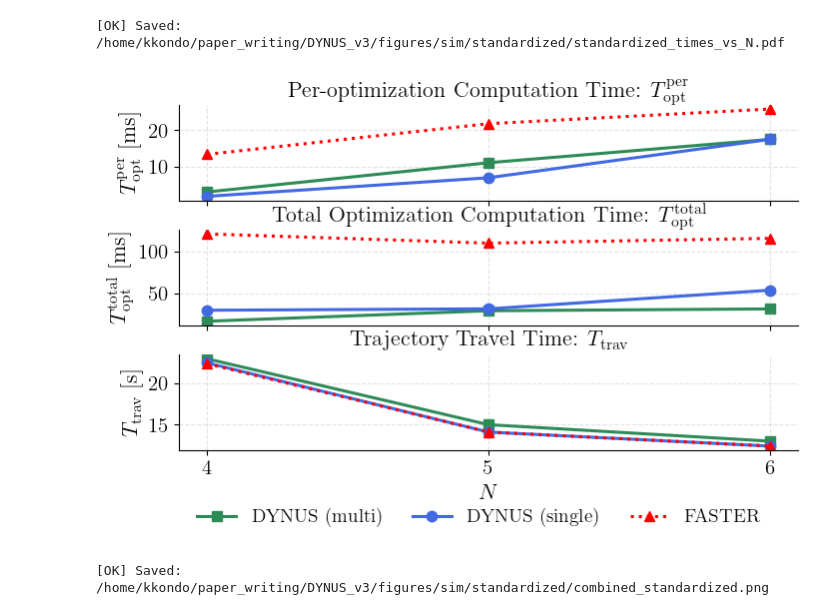
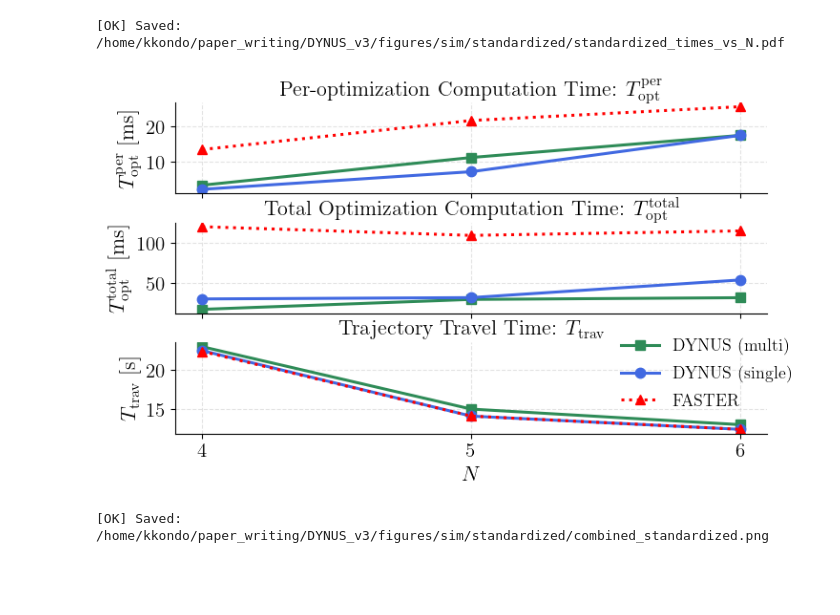
Before and after one commit to mit-acl/dynus, a Jupyter notebook: benchmarking/local_traj_benchmark.ipynb, the cells around one changed output. Drawn from its saved outputs; the diff is of its cells as text; code cells hidden in the pictures; blank space fills up the shorter version.

```diff
--- a/benchmarking/local_traj_benchmark.ipynb
+++ b/benchmarking/local_traj_benchmark.ipynb
@@ -487,17 +488,28 @@ plt.rcParams.update({
     "axes.labelsize": 16,
     "xtick.labelsize": 15,
     "ytick.labelsize": 15,
-    "legend.fontsize": 14,
+    "legend.fontsize": 13,   # slightly smaller
 })
 
 styles = {
-    "DYNUS (multi)":  dict(color="seagreen", marker="s"),   # square
-    "DYNUS (single)": dict(color="royalblue", marker="o"),         # circle
-    "FASTER":         dict(color="red", marker="^", linestyle=":"),              # triangle
+    "DYNUS (multi)":  dict(color="seagreen", marker="s"),                 # square
+    "DYNUS (single)": dict(color="royalblue", marker="o"),                # circle
+    "FASTER":         dict(color="red", marker="^", linestyle=":"),       # triangle
 }
 
+# -------------------- Layout knobs (exposed) --------------------
+HSPACE = 0.32                 # space between plots
+FIGSIZE = (8.0, 4.5)
+
+LEGEND_FONT = 13
+LEGEND_ANCHOR = (1.02, 0.5)   # to the right of the bottom axis
+RIGHT_MARGIN = 0.80           # smaller => more space reserved for legend
+
 # -------------------- Plot --------------------
-fig, axes = plt.subplots(3, 1, sharex=True, figsize=(8.0, 4.5), gridspec_kw={"hspace": 0.3})
+fig, axes = plt.subplots(
+    3, 1, sharex=True, figsize=FIGSIZE,
+    gridspec_kw={"hspace": HSPACE}
+)
 
 def plot_panel(ax, key, ylabel, title):
     for name in series_order:
@@ -527,43 +539,57 @@ plot_panel(
 plot_panel(
     axes[1],
     key="T_total_ms",
     ylabel=r"$T^{\mathrm{total}}_{\mathrm{opt}}$ [ms]",
     title=r"Total Optimization Computation Time: $T^{\mathrm{total}}_{\mathrm{opt}}$"
 )
 
 plot_panel(
     axes[2],
     key="T_trav_s",
     ylabel=r"$T_{\mathrm{trav}}$ [s]",
     title=r"Trajectory Travel Time: $T_{\mathrm{trav}}$"
 )
+
 axes[2].set_xlabel(r"$N$")
 axes[2].set_xticks(N)
 
-# Figure-level legend at the bottom, horizontal
+# --- Right-side legend centered vertically for the whole stack ---
+# (drop-in replacement for the legend section in your cell)
+
 handles, labels = axes[0].get_legend_handles_labels()
+
+# Remove any per-axes legends
+for ax in axes:
+    leg = ax.get_legend()
+    if leg is not None:
+        leg.remove()
+
+# Reserve right space for legend
+RIGHT_MARGIN = 0.80
+fig.tight_layout(rect=[0.0, 0.0, RIGHT_MARGIN, 1.0])
+
+# Figure-level legend, centered vertically (middle-right)
 fig.legend(
     handles, labels,
-    loc="lower center",
-    ncol=3,
+    loc="center left",
+    bbox_to_anchor=(RIGHT_MARGIN - 0.1, 0.25),  # (x, y) in figure coords
     frameon=False,
-    bbox_to_anchor=(0.5, -0.1),
-    handlelength=2.0,
-    columnspacing=1.5
+    fontsize=LEGEND_FONT,   # or a number like 13
+    ncol=1,                 # vertical stack
+    handlelength=2.2,
+    labelspacing=0.6,
+    borderaxespad=0.0,
 )
-
-# Reserve bottom space for legend and layout
-fig.tight_layout(rect=[0.0, 0.08, 1.0, 1.0])
 
 # -------------------- Save to PDF --------------------
 os.makedirs(SAVE_DIR, exist_ok=True)
 fig.savefig(SAVE_PATH, format="pdf", bbox_inches="tight", pad_inches=0.0)
 print(f"[OK] Saved: {SAVE_PATH}")
 
 plt.show()
 # %% [output]
 [OK] Saved: /home/kkondo/paper_writing/DYNUS_v3/figures/sim/standardized/standardized_times_vs_N.pdf
-[figure, old version]
+[figure, new version]
 # %%
 """
 Vertical stack layout (3 images):
```
Also changed, not shown: parts of 1 cell of this notebook, 10 other files.
